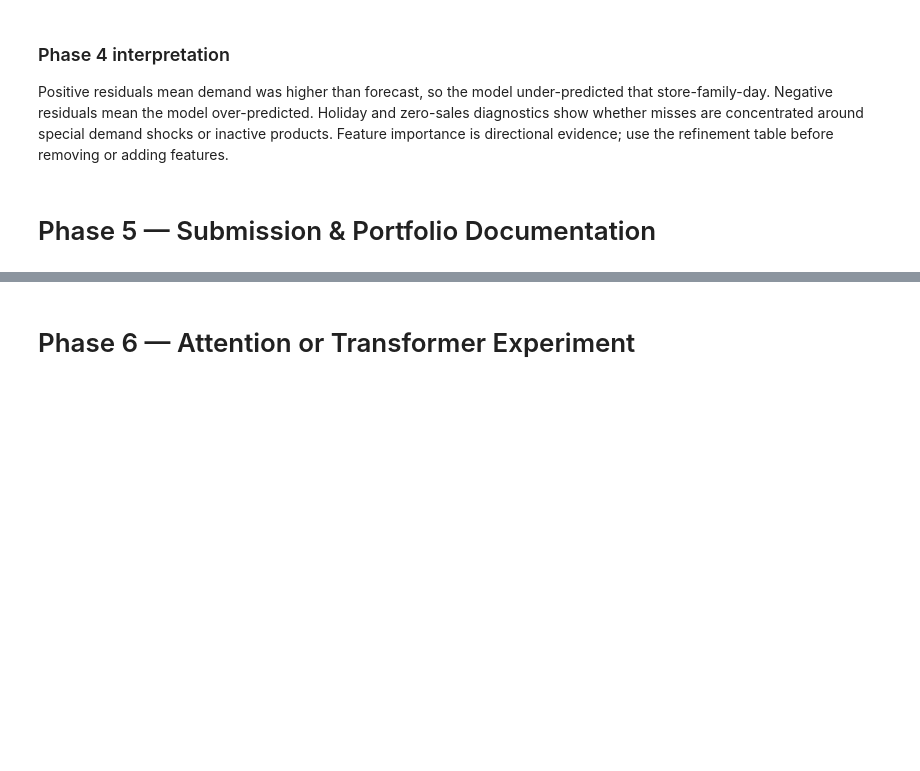
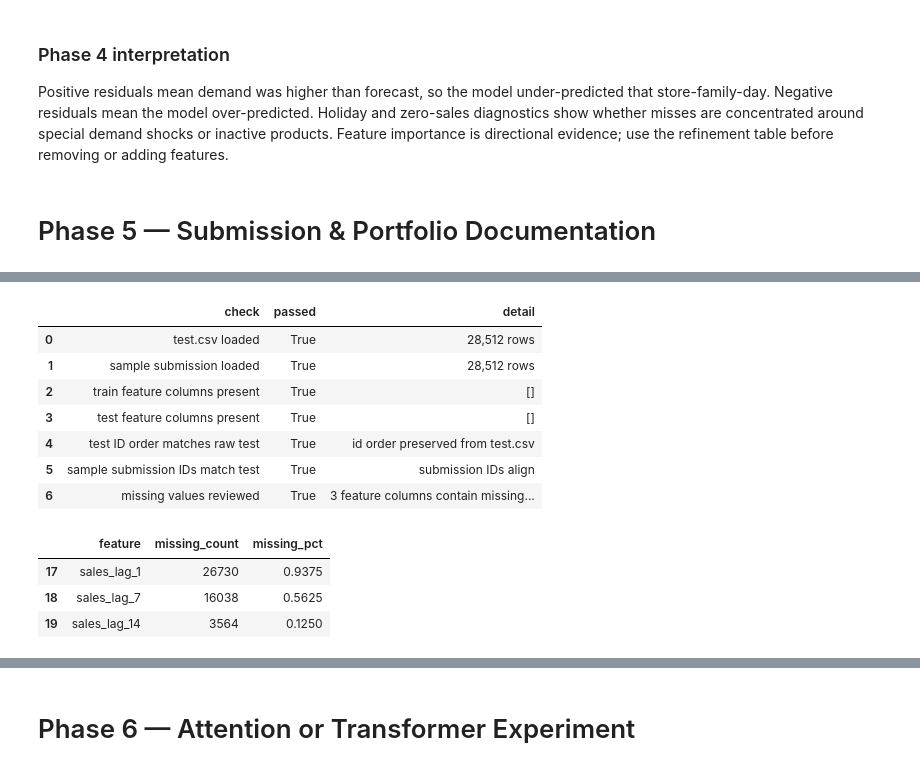
Before and after one commit to mutassimalzeem/store-sales-time-series-forecasting, a Jupyter notebook: notebooks/analysis.ipynb, the cells around one changed output, grey strips where cells are left out. Cells and saved outputs as stored; diff of their text form; code cells hidden in the pictures; blank space fills up the shorter version.

```diff
--- a/notebooks/analysis.ipynb
+++ b/notebooks/analysis.ipynb
@@ -3510,0 +3519,67 @@ Positive residuals mean demand was higher than forecast, so the model under-pred
+# %%
+test_raw = data["test"].copy()
+sample_submission = data["sample_submission"].copy()
+
+def resolve_submission_feature_set() -> str:
+    configured = None
+    if "best_model_config" in globals():
+        configured = best_model_config.get("feature_set")
+    if configured in {"compact", "full"}:
+        return configured
+    if "selected_model_summary" in globals() and "feature_set" in selected_model_summary.columns:
+        selected = selected_model_summary["feature_set"].dropna()
+        if len(selected) and selected.iloc[0] in {"compact", "full"}:
+            return selected.iloc[0]
+    return "compact"
+
+
+submission_feature_set = resolve_submission_feature_set()
+submission_feature_cols = model_feature_columns(train_features, submission_feature_set)
+
+missing_train_features = sorted(set(submission_feature_cols) - set(train_features.columns))
+missing_test_features = sorted(set(submission_feature_cols) - set(test_features.columns))
+unexpected_test_columns = sorted(set(test_features.columns) - set(train_features.columns) - {"id"})
+
+test_row_order_matches = test_features["id"].reset_index(drop=True).equals(test_raw["id"].reset_index(drop=True))
+sample_submission_ids_match = sample_submission["id"].reset_index(drop=True).equals(test_raw["id"].reset_index(drop=True))
+
+available_test_feature_cols = [col for col in submission_feature_cols if col in test_features.columns]
+feature_missing_summary = (
+    test_features[available_test_feature_cols]
+    .isna()
+    .sum()
+    .rename("missing_count")
+    .reset_index()
+    .rename(columns={"index": "feature"})
+    .assign(missing_pct=lambda df: df["missing_count"] / len(test_features))
+    .query("missing_count > 0")
+    .sort_values(["missing_count", "feature"], ascending=[False, True])
+)
+
+test_feature_checks = pd.DataFrame(
+    [
+        {"check": "test.csv loaded", "passed": len(test_raw) > 0, "detail": f"{len(test_raw):,} rows"},
+        {"check": "sample submission loaded", "passed": len(sample_submission) == len(test_raw), "detail": f"{len(sample_submission):,} rows"},
+        {"check": "train feature columns present", "passed": len(missing_train_features) == 0, "detail": missing_train_features[:10]},
+        {"check": "test feature columns present", "passed": len(missing_test_features) == 0, "detail": missing_test_features[:10]},
+        {"check": "test ID order matches raw test", "passed": test_row_order_matches, "detail": "id order preserved from test.csv"},
+        {"check": "sample submission IDs match test", "passed": sample_submission_ids_match, "detail": "submission IDs align"},
+        {"check": "missing values reviewed", "passed": True, "detail": f"{len(feature_missing_summary)} feature columns contain missing values"},
+    ]
+)
+
+display(test_feature_checks)
+feature_missing_summary.head(20)
+# %% [output]
+|  | check | passed | detail |
+| 0 | test.csv loaded | True | 28,512 rows |
+| 1 | sample submission loaded | True | 28,512 rows |
+| 2 | train feature columns present | True | [] |
+| 3 | test feature columns present | True | [] |
+| 4 | test ID order matches raw test | True | id order preserved from test.csv |
+| 5 | sample submission IDs match test | True | submission IDs align |
+| 6 | missing values reviewed | True | 3 feature columns contain missing... |
+|  | feature | missing_count | missing_pct |
+| 17 | sales_lag_1 | 26730 | 0.9375 |
+| 18 | sales_lag_7 | 16038 | 0.5625 |
+| 19 | sales_lag_14 | 3564 | 0.1250 |
```
Also changed, not shown: parts of 13 cells of this notebook.
